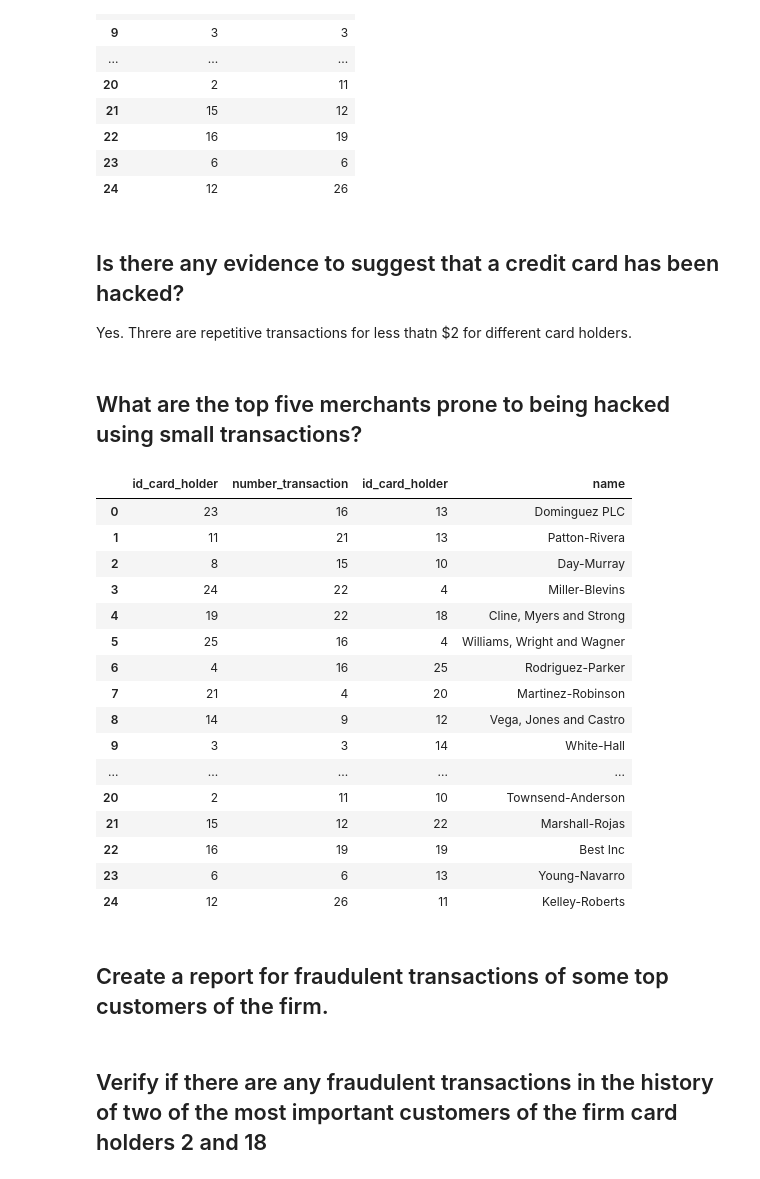
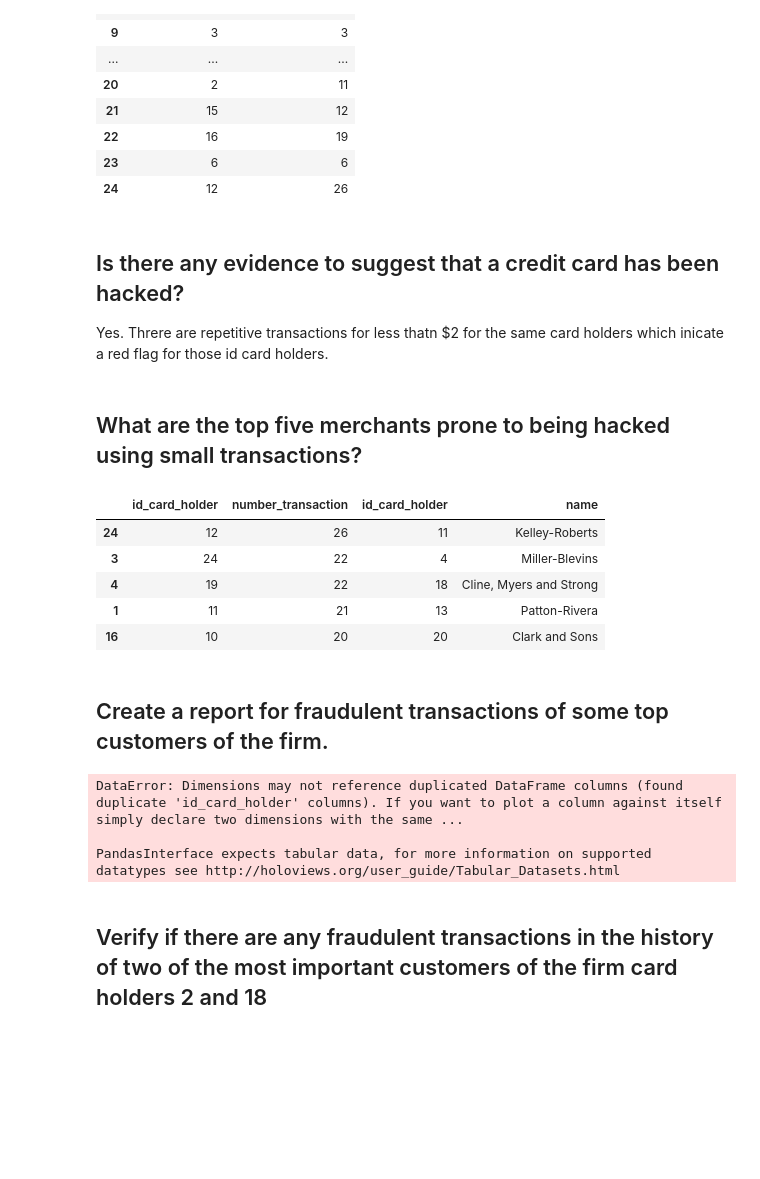
Before and after one commit to jexiamaris/suspicious_transactions, a Jupyter notebook: visual_data_analysis.ipynb, the cells around one changed output. Saved outputs shown, nothing was run; the diff lists cells and outputs as text; code cells hidden in the pictures; blank space fills up the shorter version.

```diff
--- a/visual_data_analysis.ipynb
+++ b/visual_data_analysis.ipynb
@@ -75,39 +75,32 @@ transaction_less_2
 | 24 | 12 | 26 |
 # %% [markdown]
 ##  Is there any evidence to suggest that a credit card has been hacked?
-Yes. Threre are repetitive transactions for less thatn $2 for different card holders.
+Yes. Threre are repetitive transactions for less thatn $2 for the same card holders which inicate a red flag for those id card holders.
 # %% [markdown]
 ## What are the top five merchants prone to being hacked using small transactions?
 # %%
 # loading data for transactions less than $2 from the database
 query3 = "SELECT credit_card.id_card_holder, merchant.name FROM credit_card JOIN transaction ON credit_card.card=transaction.card JOIN merchant ON transaction.id_merchant=merchant.id ;"
 merchant_transaction = pd.read_sql(query3, engine)
 merchants_prone_hacked = pd.concat([transaction_less_2, merchant_transaction], axis="columns", join="inner" )
-#merchant_transaction_top5.sort_values("amount", ascending=False, inplace=True)
-#merchant_transaction_top5.iloc[:5,:]
-merchants_prone_hacked
+merchants_prone_hacked.sort_values("number_transaction", ascending=False, inplace=True)
+merchants_prone_hacked_top5= merchants_prone_hacked.iloc[:5,:]
+merchants_prone_hacked_top5
 # %% [output]
 |  | id_card_holder | number_transaction | id_card_holder | name |
-| 0 | 23 | 16 | 13 | Dominguez PLC |
-| 1 | 11 | 21 | 13 | Patton-Rivera |
-| 2 | 8 | 15 | 10 | Day-Murray |
+| 24 | 12 | 26 | 11 | Kelley-Roberts |
 | 3 | 24 | 22 | 4 | Miller-Blevins |
 | 4 | 19 | 22 | 18 | Cline, Myers and Strong |
-| 5 | 25 | 16 | 4 | Williams, Wright and Wagner |
-| 6 | 4 | 16 | 25 | Rodriguez-Parker |
-| 7 | 21 | 4 | 20 | Martinez-Robinson |
-| 8 | 14 | 9 | 12 | Vega, Jones and Castro |
-| 9 | 3 | 3 | 14 | White-Hall |
-| ... | ... | ... | ... | ... |
-| 20 | 2 | 11 | 10 | Townsend-Anderson |
-| 21 | 15 | 12 | 22 | Marshall-Rojas |
-| 22 | 16 | 19 | 19 | Best Inc |
-| 23 | 6 | 6 | 13 | Young-Navarro |
-| 24 | 12 | 26 | 11 | Kelley-Roberts |
+| 1 | 11 | 21 | 13 | Patton-Rivera |
+| 16 | 10 | 20 | 20 | Clark and Sons |
 # %% [markdown]
 ## Create a report for fraudulent transactions of some top customers of the firm.
 # %%
-fraudulent_transaction_plot = transaction_less_2.hvplot.bar(title='Fraudulent Transactions', x= 'id_card_holder', y='amount' )
+fraudulent_transaction_plot = merchants_prone_hacked_top5.hvplot.bar(title='Fraudulent Transactions', x= 'id_card_holder', y='number_transaction' )
+# %% [output]
+DataError: Dimensions may not reference duplicated DataFrame columns (found duplicate 'id_card_holder' columns). If you want to plot a column against itself simply declare two dimensions with the same ...
+
+PandasInterface expects tabular data, for more information on supported datatypes see http://holoviews.org/user_guide/Tabular_Datasets.html
 # %% [markdown]
 ## Verify if there are any fraudulent transactions in the history of two of the most important customers of the firm card holders 2 and 18
 # %%
```
